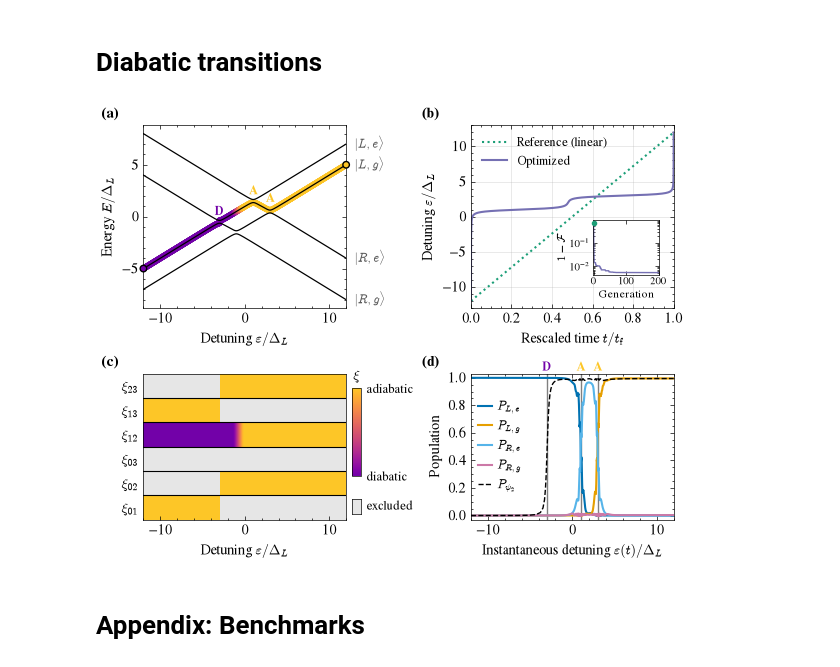
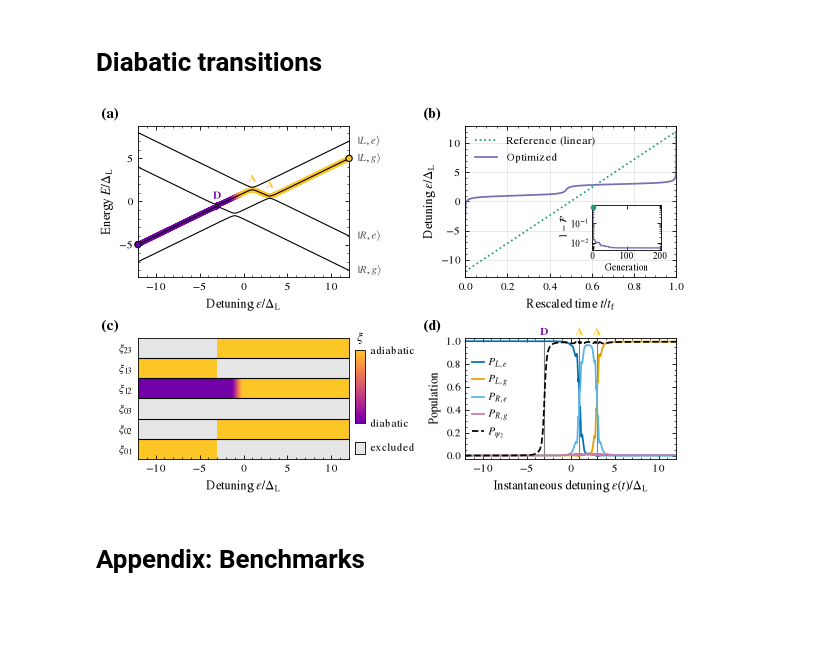
Before and after one commit to geodesiq-control/geodesiq-control, a Jupyter notebook: dev/manuscript_figures.ipynb, the cells around one changed output. Drawn from its saved outputs; the diff is of its cells as text; code cells hidden in the pictures; blank space fills up the shorter version.

```diff
--- a/dev/manuscript_figures.ipynb
+++ b/dev/manuscript_figures.ipynb
@@ -726,3 +724,13 @@ runtimes, control_pulses = pulses_and_runtime(Ls=Ls_runtime, ising_model=ising_m
+# %%
+# The runtimes are machine dependent: they were measured on the machine named in the caption of Fig. 8
+data = np.load("data/many_body.npz")
+
+durations = data["durations"]
+Ls = data["Ls"]
+fids = data["fids"]
+Ls_runtime = data["Ls_runtime"]
+runtimes = data["runtimes"]
+control_pulses = data["control_pulses"]
 # %%
 import matplotlib.cm as cm
 
@@ -811,12 +814,11 @@ cmap_xi = ListedColormap(plt.get_cmap("plasma_r")(np.linspace(0.78, 0.12, 256)))
 DIA_LABELS = [r"$|L,e\rangle$", r"$|L,g\rangle$", r"$|R,e\rangle$", r"$|R,g\rangle$"]
 # Crossings of the diabatic levels met by the occupied state: |L,e>-|R,g> (D), |L,e>-|R,e> and |L,g>-|R,e> (A)
 CROSSINGS = [(-3, "D"), (1, "A"), (3, "A")]
-FS_SMALL = 9  # state labels, legends and colorbar (base font: 10)
-FS_INSET = 8
-lw = 1.5
+# The inset of (b) uses the smallest size the house style allows
+FS_INSET = 7
 
 fig, ((ax_E, ax_pulse), (ax_xi, ax_pop)) = plt.subplots(
-    2, 2, figsize=(FIGURE_WIDTH, 4.6), layout="constrained", gridspec_kw=dict(height_ratios=[1.25, 1])
+    2, 2, figsize=(FIGURE_WIDTH, 100 / 25.4), layout="constrained", gridspec_kw=dict(height_ratios=[1.25, 1])
 )
 
 # ======= (a) Spectrum and path of the occupied eigenstate =======
@@ -828,20 +830,19 @@ for k in range(4):
         xytext=(6, 0),
         textcoords="offset points",
         color="0.35",
-        fontsize=FS_SMALL,
         ha="left",
         va="center",
         annotation_clip=False,
     )
 y = E[np.arange(len(x)), occ]
 points = np.column_stack([x, y])
-path = LineCollection(np.stack([points[:-1], points[1:]], axis=1), cmap=cmap_xi, lw=4.5, capstyle="round", zorder=2)
+path = LineCollection(np.stack([points[:-1], points[1:]], axis=1), cmap=cmap_xi, lw=3.5, capstyle="round", zorder=2)
 path.set_array(0.5 * (adfrac[:-1] + adfrac[1:]))
 path.set_clim(0, 1)
 ax_E.add_collection(path)
-ax_E.plot(x, E, color="black", lw=0.9, zorder=3)
+ax_E.plot(x, E, color="black", lw=LW_AUX, zorder=3)
 ax_E.scatter(
-    x[[0, -1]], y[[0, -1]], color=[cmap_xi(0.0), cmap_xi(1.0)], edgecolor="black", s=22, zorder=4, clip_on=False
+    x[[0, -1]], y[[0, -1]], color=[cmap_xi(0.0), cmap_xi(1.0)], edgecolor="black", linewidths=LW_AUX, s=MARKER_SIZE**2, zorder=4, clip_on=False
 )
 for xc, name in CROSSINGS:
     ax_E.annotate(
@@ -850,14 +851,13 @@ for xc, name in CROSSINGS:
         xytext=(0, 6),
         textcoords="offset points",
         ha="center",
-        fontsize=FS_SMALL,
         weight="bold",
         color=cmap_xi(0.0 if name == "D" else 1.0),
     )
 ax_E.set_xlim(x[0], x[-1])
 ax_E.set_ylim(-8.8, 8.8)
-ax_E.set_xlabel(r"Detuning $\varepsilon/\Delta_L$")
-ax_E.set_ylabel(r"Energy $E/\Delta_L$")
+ax_E.set_xlabel(r"Detuning $\varepsilon/\Delta_\mathrm{L}$")
+ax_E.set_ylabel(r"Energy $E/\Delta_\mathrm{L}$")
 
 # ======= (c) Di-ad transition matrix along the sweep =======
 pairs = [(i, j) for i in range(4) for j in range(i + 1, 4)]
@@ -867,18 +867,18 @@ ax_xi.set_yticks(range(len(pairs)), [rf"$\xi_{{{i}{j}}}$" for i, j in pairs])
 ax_xi.tick_params(which="both", top=False, right=False, left=False)
 ax_xi.tick_params(axis="y", which="minor", left=False)
 for k in range(1, len(pairs)):
-    ax_xi.axhline(k - 0.5, color="k", lw=0.8)
+    ax_xi.axhline(k - 0.5, color="k", lw=LW_AUX)
 ax_xi.set_xlim(x[0], x[-1])
-ax_xi.set_xlabel(r"Detuning $\varepsilon/\Delta_L$")
+ax_xi.set_xlabel(r"Detuning $\varepsilon/\Delta_\mathrm{L}$")
 
 # Same color scale as the path in (a), plus a swatch for the excluded transitions. Insets, so that the layout
 # narrows the whole left column and (a) and (c) stay aligned
 cax = ax_xi.inset_axes([1.03, 0.3, 0.045, 0.6])
 cbar = fig.colorbar(im, cax=cax)
 cbar.set_ticks([0, 1], labels=["diabatic", "adiabatic"])
-cbar.ax.tick_params(which="both", length=0, labelsize=FS_SMALL)
+cbar.ax.tick_params(which="both", length=0)
 cbar.minorticks_off()
-cbar.ax.set_title(r"$\xi$", fontsize=FS_SMALL + 1)
+cbar.ax.set_title(r"$\xi$", fontsize=plt.rcParams["axes.labelsize"])
 swatch = ax_xi.inset_axes([1.03, 0.04, 0.045, 0.1])
 swatch.set_facecolor(C_EXCLUDED)
 swatch.set_xticks([])
@@ -891,7 +891,6 @@ swatch.annotate(
     textcoords="offset points",
     ha="left",
     va="center",
-    fontsize=FS_SMALL,
 )
 
 # ======= (b) Pulses, with the convergence of the DE as inset =======
@@ -900,24 +899,24 @@ for key, label, style in [
     ("best", "Optimized", dict(color=C_GEODESIQ)),
 ]:
     t = data[f"t_{key}"]
-    ax_pulse.plot(t / t[-1], data[f"eps_{key}"], lw=lw, label=label, **style)
+    ax_pulse.plot(t / t[-1], data[f"eps_{key}"], label=label, **style)
 ax_pulse.set_xlim(0, 1)
 ax_pulse.set_xticks(np.linspace(0, 1, 6))
 ax_pulse.set_ylim(-13, 13)
 ax_pulse.set_xlabel(r"Rescaled time $t/t_\mathrm{f}$")
-ax_pulse.set_ylabel(r"Detuning $\varepsilon/\Delta_L$")
-ax_pulse.legend(loc="upper left", frameon=False, fontsize=FS_SMALL)
-ax_pulse.grid(alpha=0.4)
+ax_pulse.set_ylabel(r"Detuning $\varepsilon/\Delta_\mathrm{L}$")
+ax_pulse.legend(loc="upper left", frameon=False)
+ax_pulse.grid()
 
 ins = ax_pulse.inset_axes([0.6, 0.18, 0.33, 0.3])
-ins.plot(data["generation"], data["infid_epochs"], color=C_GEODESIQ, lw=1)
+ins.plot(data["generation"], data["infid_epochs"], color=C_GEODESIQ, lw=LW_AUX + 0.2)
 ins.scatter(data["generation"][0], data["infid_epochs"][0], color=C_LINEAR, s=9, zorder=3, clip_on=False)
 ins.set_yscale("log")
 ins.set_xlim(data["generation"][0] - 3, data["generation"][-1] + 3)
 ins.set_xticks([0, 100, 200])
 ins.set_xlabel("Generation", fontsize=FS_INSET, labelpad=1)
 ins.set_ylabel(r"$1-\mathcal{F}$", fontsize=FS_INSET, labelpad=1)
-ins.tick_params(which="both", labelsize=FS_INSET - 0.5, pad=1.5)
+ins.tick_params(which="both", labelsize=FS_INSET, pad=1.5)
 ins.tick_params(axis="x", which="minor", bottom=False, top=False)
 ins.set_facecolor("white")
 
@@ -925,41 +924,40 @@ ins.set_facecolor("white")
 # Okabe-Ito colours: no red/green pair, and distinct from the method colours of the other figures (F-41)
 C_POPULATIONS = ["#0072B2", "#E69F00", "#56B4E9", "#CC79A7"]
 POP_LABELS = [r"$P_{L,e}$", r"$P_{L,g}$", r"$P_{R,e}$", r"$P_{R,g}$"]
 eps = data["eps_best"]
 for k in range(4):
-    ax_pop.plot(eps, data["Pd_best"][:, k], lw=lw, color=C_POPULATIONS[k], label=POP_LABELS[k])
-ax_pop.plot(eps, data["Pa_best"][:, 2], color="black", ls="--", lw=1, label=r"$P_{\psi_2}$")
+    ax_pop.plot(eps, data["Pd_best"][:, k], color=C_POPULATIONS[k], label=POP_LABELS[k])
+ax_pop.plot(eps, data["Pa_best"][:, 2], color="black", ls="--", label=r"$P_{\psi_2}$")
 # The crossings D, A, A of panel (a), labelled above the axes in the same colours
 for xc, name in CROSSINGS:
-    ax_pop.axvline(xc, color="0.5", lw=1.0, zorder=0)
+    ax_pop.axvline(xc, color="0.5", lw=LW_AUX, zorder=0)
     ax_pop.text(
         xc,
         1.0,
         name,
         transform=ax_pop.get_xaxis_transform(),
         ha="center",
         va="bottom",
-        fontsize=FS_SMALL,
         weight="bold",
         color=cmap_xi(0.0 if name == "D" else 1.0),
     )
 ax_pop.set_xlim(x[0], x[-1])
 ax_pop.set_ylim(-0.03, 1.03)
 ax_pop.set_yticks(np.linspace(0, 1, 6))
-ax_pop.set_xlabel(r"Instantaneous detuning $\varepsilon(t)/\Delta_L$")
+ax_pop.set_xlabel(r"Instantaneous detuning $\varepsilon(t)/\Delta_\mathrm{L}$")
 ax_pop.set_ylabel("Population")
 ax_pop.legend(
-    loc="center left", frameon=False, fontsize=FS_SMALL, handlelength=1.1, handletextpad=0.4, borderaxespad=0.2
+    loc="center left", frameon=False, handlelength=1.1, handletextpad=0.4, borderaxespad=0.2
 )
 # ax_pop.grid(alpha=0.4)
 
 panel_labels(fig, [ax_E, ax_pulse, ax_xi, ax_pop])
 
 plt.show()
 
-fig.savefig("figures/diabatic_transition.pdf", dpi=600)
+save_figure(fig, "diabatic_transition", dpi=600)
 # %% [output]
-[figure, old version]
+[figure, new version]
 # %% [markdown]
 # Appendix: Benchmarks
 # %%
```
Also changed, not shown: parts of 7 cells of this notebook, 7 other files.
